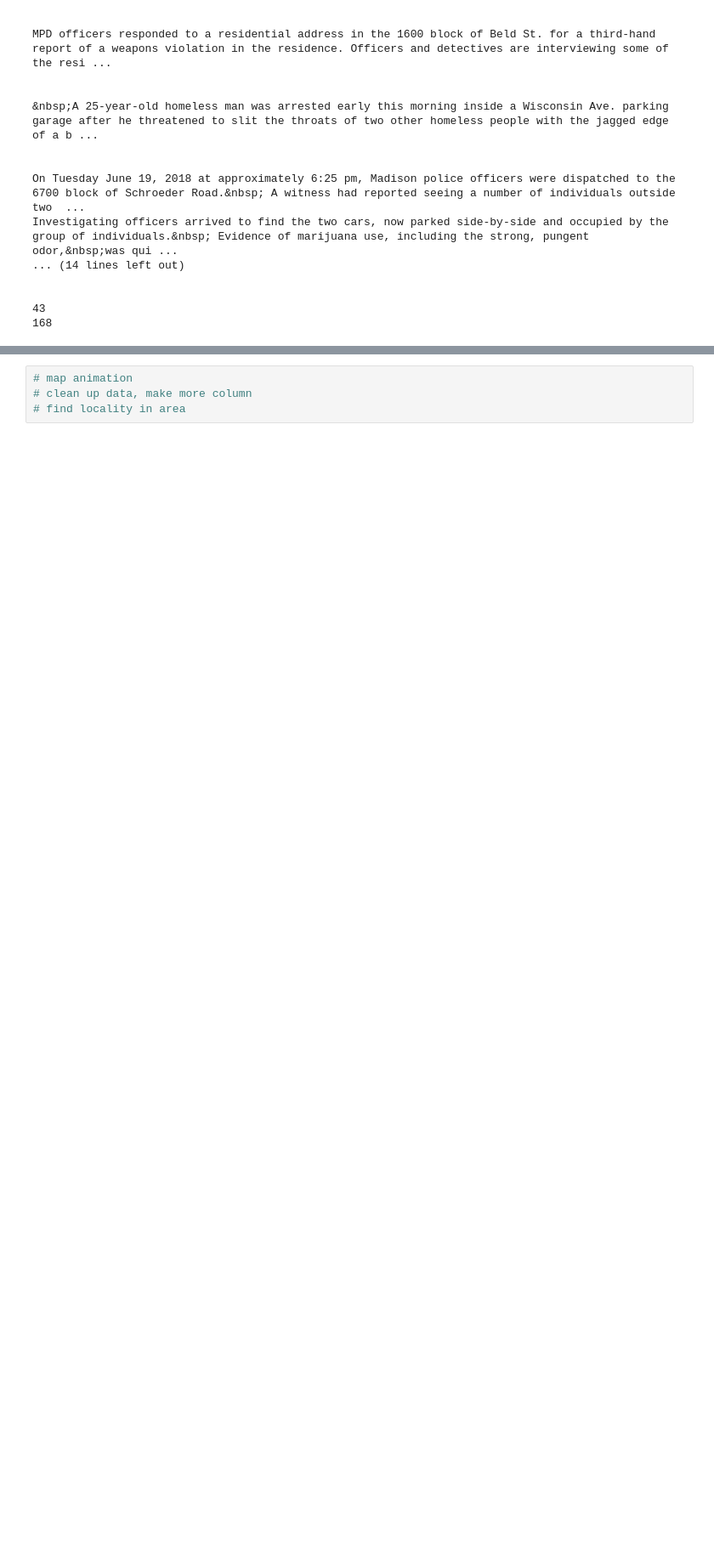
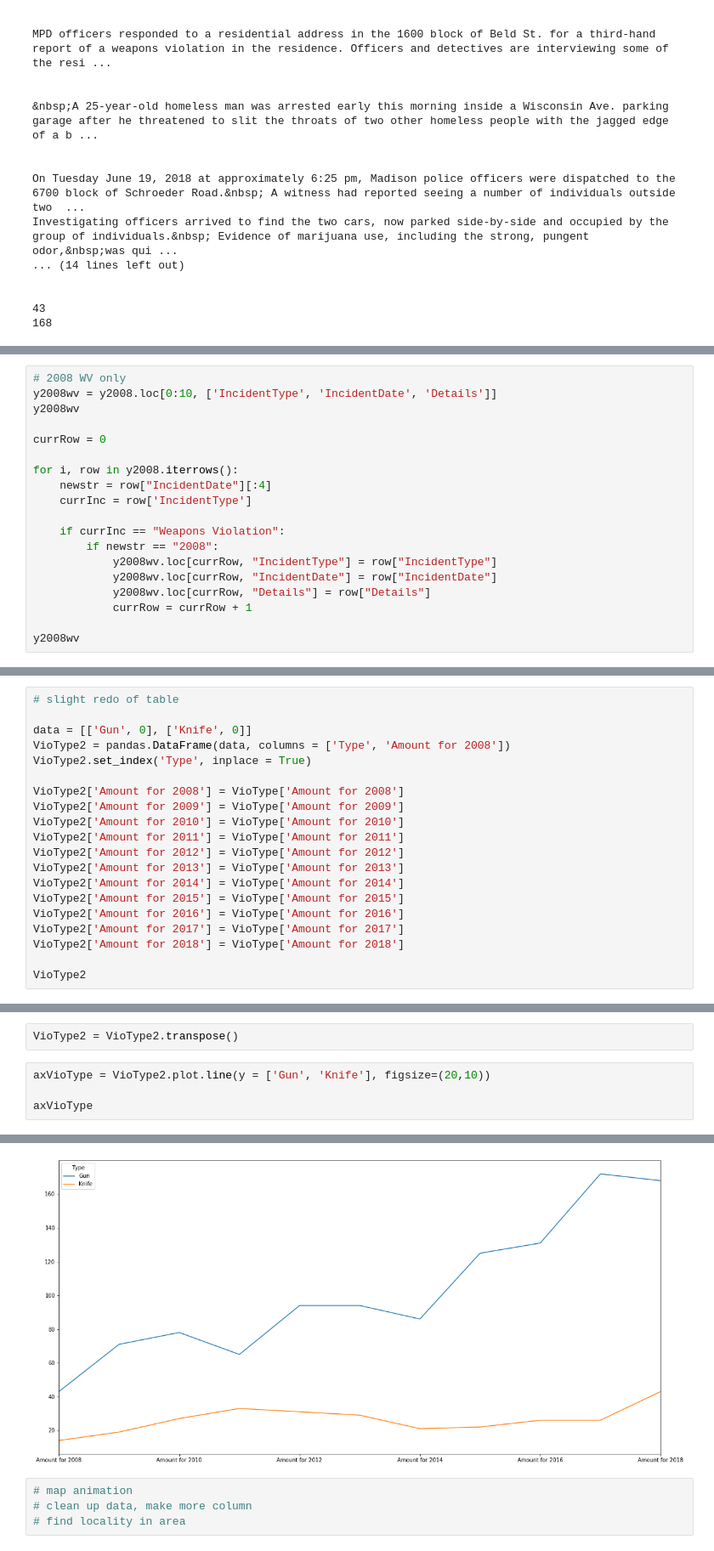
Before and after one commit to LeonTan828/Madcity_Proj, a Jupyter notebook: Incident Details.ipynb, the cells around one changed output, grey strips where cells are left out. Shown at 85% size. Drawn from its saved outputs; the diff is of its cells as text; blank space fills up the shorter version.

Commit message:
new file new graph new separation

```diff
--- a/Incident Details.ipynb
+++ b/Incident Details.ipynb
@@ -198,0 +932,19 @@ Investigating officers arrived to find the two cars, now parked side-by-side and
+# %%
+# 2008 WV only
+y2008wv = y2008.loc[0:10, ['IncidentType', 'IncidentDate', 'Details']]
+y2008wv
+
+currRow = 0
+
+for i, row in y2008.iterrows():
+    newstr = row["IncidentDate"][:4]
+    currInc = row['IncidentType']
+
+    if currInc == "Weapons Violation":
+        if newstr == "2008":
+            y2008wv.loc[currRow, "IncidentType"] = row["IncidentType"]
+            y2008wv.loc[currRow, "IncidentDate"] = row["IncidentDate"]
+            y2008wv.loc[currRow, "Details"] = row["Details"]
+            currRow = currRow + 1
+
+y2008wv
@@ -198,0 +1629,20 @@ Investigating officers arrived to find the two cars, now parked side-by-side and
+# %%
+# slight redo of table
+
+data = [['Gun', 0], ['Knife', 0]]
+VioType2 = pandas.DataFrame(data, columns = ['Type', 'Amount for 2008'])
+VioType2.set_index('Type', inplace = True)
+
+VioType2['Amount for 2008'] = VioType['Amount for 2008']
+VioType2['Amount for 2009'] = VioType['Amount for 2009']
+VioType2['Amount for 2010'] = VioType['Amount for 2010']
+VioType2['Amount for 2011'] = VioType['Amount for 2011']
+VioType2['Amount for 2012'] = VioType['Amount for 2012']
+VioType2['Amount for 2013'] = VioType['Amount for 2013']
+VioType2['Amount for 2014'] = VioType['Amount for 2014']
+VioType2['Amount for 2015'] = VioType['Amount for 2015']
+VioType2['Amount for 2016'] = VioType['Amount for 2016']
+VioType2['Amount for 2017'] = VioType['Amount for 2017']
+VioType2['Amount for 2018'] = VioType['Amount for 2018']
+
+VioType2
@@ -198,0 +1654,7 @@ Investigating officers arrived to find the two cars, now parked side-by-side and
+# %%
+VioType2 = VioType2.transpose()
+# %%
+axVioType = VioType2.plot.line(y = ['Gun', 'Knife'], figsize=(20,10))
+
+axVioType
+# %% [output]
@@ -199,3 +1662,4 @@ Investigating officers arrived to find the two cars, now parked side-by-side and
+[figure, added]
 # %%
 # map animation
 # clean up data, make more column
```
Also changed, not shown: parts of 37 cells of this notebook, 1 other file.
